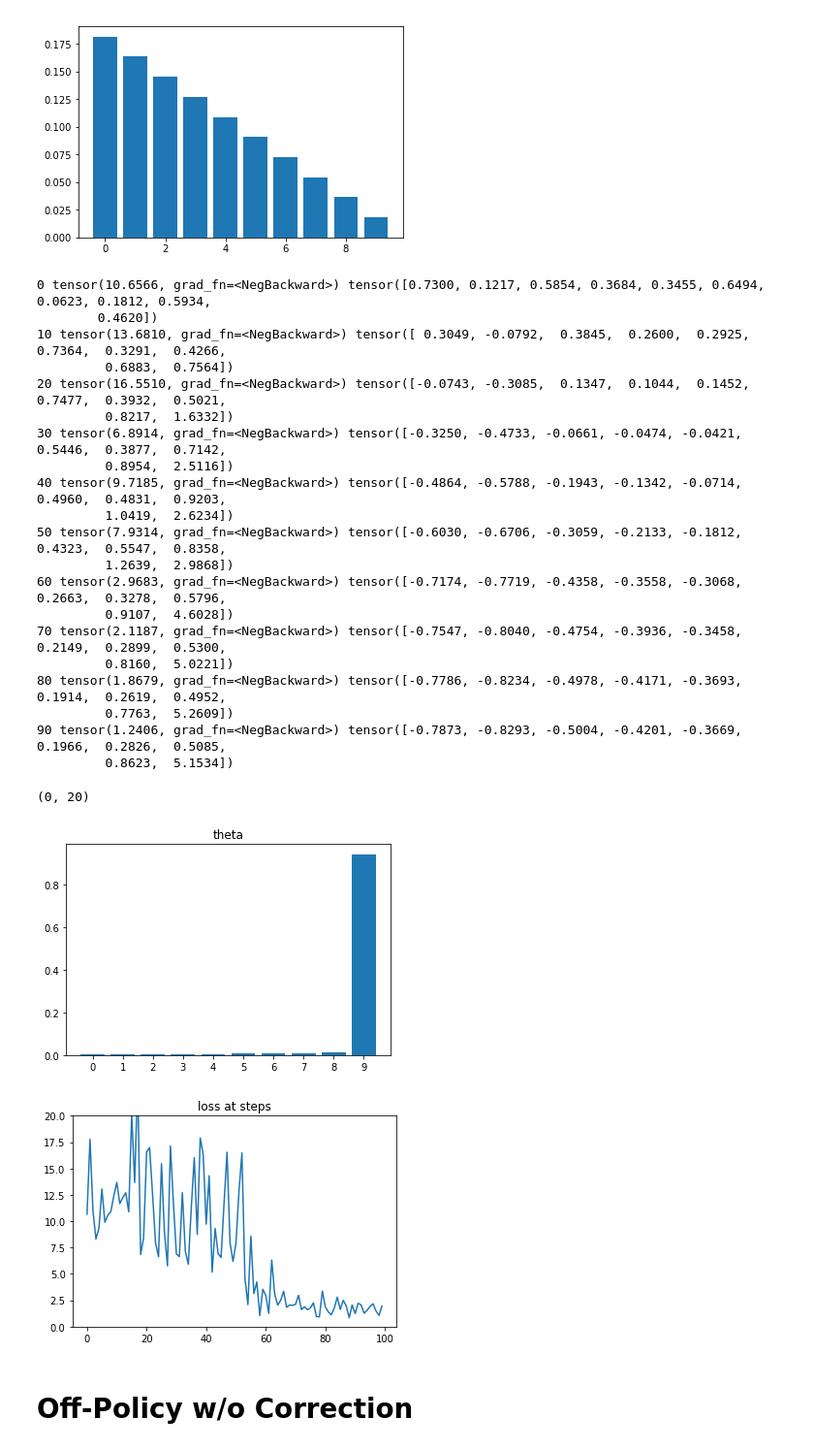
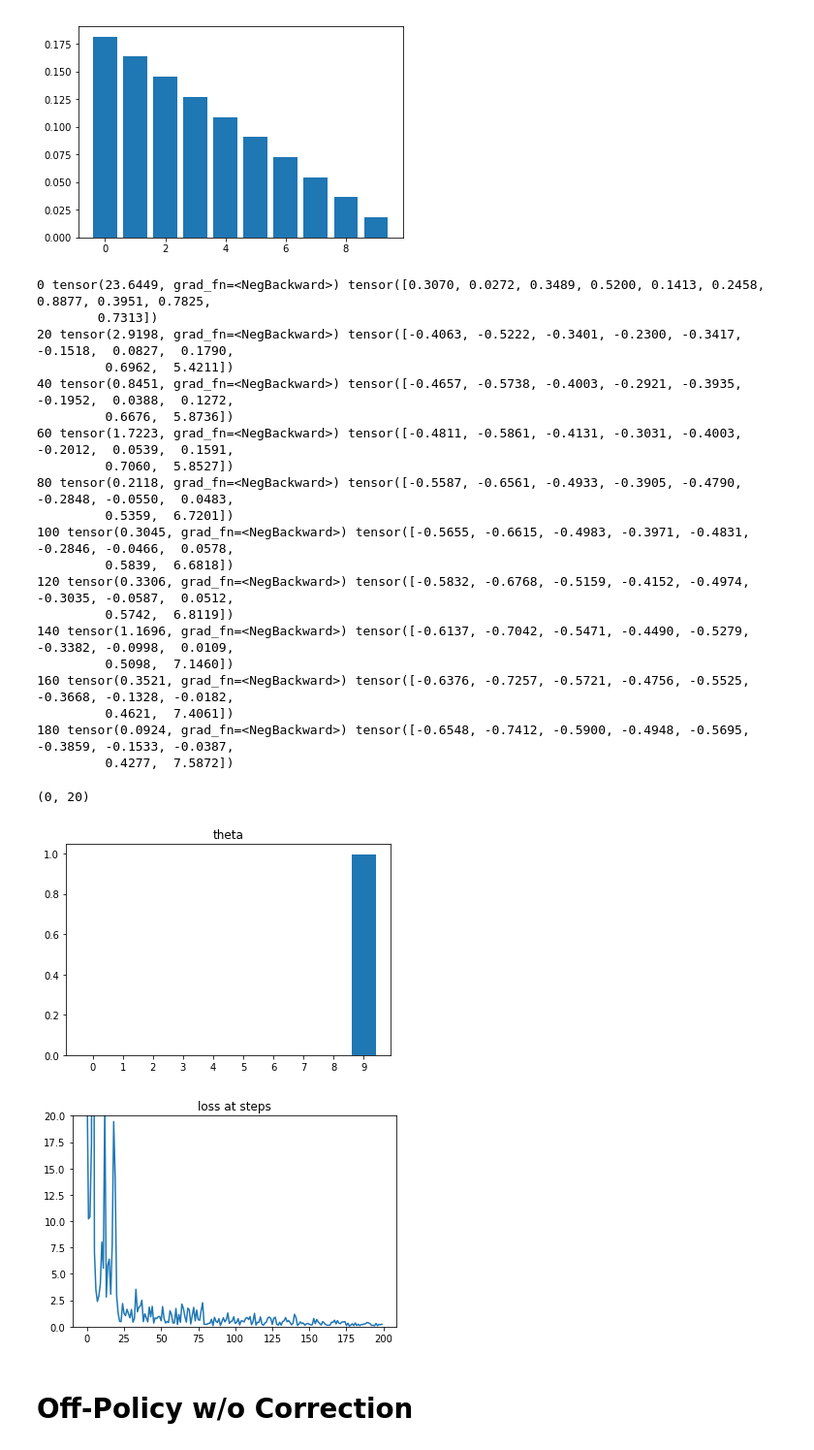
Before and after one commit to taiqing/reinforcement_learning, a Jupyter notebook: playground/off_policy_correction.ipynb, the cells around one changed output. Shown: that part at 97% size. Saved outputs shown, nothing was run; the diff lists cells and outputs as text; code cells hidden in the pictures.

```diff
--- a/playground/off_policy_correction.ipynb
+++ b/playground/off_policy_correction.ipynb
@@ -4,6 +8,7 @@ import torch
 import matplotlib.pyplot as plt
 # %%
 n_actions = 10
-action_rewards = np.array(range(1, n_actions + 1))
+action_rewards = np.exp(np.arange(n_actions)/3)
+print(action_rewards)
 plt.plot(action_rewards)
 # %% [output]
@@ -23,59 +30,59 @@ tensor([0.1818, 0.1636, 0.1455, 0.1273, 0.1091, 0.0909, 0.0727, 0.0545, 0.0364,
 # %%
 theta = torch.rand(n_actions, dtype=torch.float, requires_grad=True)
 
-steps = 100
-batch_size = 50
+steps = 200
+batch_size = 20
 lr = 1e-1
 loss_steps = []
 for t in range(steps):
     actions = np.random.choice(n_actions, size=batch_size, p=beta_policy.numpy())
     rewards = torch.as_tensor(action_rewards[actions], dtype=torch.float)
     tgt_policy = torch.softmax(input=theta, dim=0)
     weight = tgt_policy.detach()[actions] / beta_policy[actions]
     weight = weight.clamp_max(1e3)
     loss = -torch.mean(weight * rewards * torch.log(tgt_policy[actions]))
     loss_steps.append(loss.item())
     if t % (steps // 10) == 0:
         print(t, loss, theta.data)
     loss.backward()
     with torch.no_grad():
         theta -= lr * theta.grad
         theta.grad.zero_()
 
 fig = plt.figure(0)
 ax = fig.add_subplot(111)
 ax.bar(range(n_actions), tgt_policy.data.numpy())
 ax.set_xticks(range(n_actions));
 ax.set_title('theta')
 fig = plt.figure(1)
 ax = fig.add_subplot(111)
 ax.plot(range(len(loss_steps)), loss_steps)
 ax.set_title('loss at steps')
 ax.set_ylim(0, 20)
 # %% [output]
-0 tensor(10.6566, grad_fn=<NegBackward>) tensor([0.7300, 0.1217, 0.5854, 0.3684, 0.3455, 0.6494, 0.0623, 0.1812, 0.5934,
-        0.4620])
-10 tensor(13.6810, grad_fn=<NegBackward>) tensor([ 0.3049, -0.0792,  0.3845,  0.2600,  0.2925,  0.7364,  0.3291,  0.4266,
-         0.6883,  0.7564])
-20 tensor(16.5510, grad_fn=<NegBackward>) tensor([-0.0743, -0.3085,  0.1347,  0.1044,  0.1452,  0.7477,  0.3932,  0.5021,
-         0.8217,  1.6332])
-30 tensor(6.8914, grad_fn=<NegBackward>) tensor([-0.3250, -0.4733, -0.0661, -0.0474, -0.0421,  0.5446,  0.3877,  0.7142,
-         0.8954,  2.5116])
-40 tensor(9.7185, grad_fn=<NegBackward>) tensor([-0.4864, -0.5788, -0.1943, -0.1342, -0.0714,  0.4960,  0.4831,  0.9203,
-         1.0419,  2.6234])
-50 tensor(7.9314, grad_fn=<NegBackward>) tensor([-0.6030, -0.6706, -0.3059, -0.2133, -0.1812,  0.4323,  0.5547,  0.8358,
-         1.2639,  2.9868])
-60 tensor(2.9683, grad_fn=<NegBackward>) tensor([-0.7174, -0.7719, -0.4358, -0.3558, -0.3068,  0.2663,  0.3278,  0.5796,
-         0.9107,  4.6028])
-70 tensor(2.1187, grad_fn=<NegBackward>) tensor([-0.7547, -0.8040, -0.4754, -0.3936, -0.3458,  0.2149,  0.2899,  0.5300,
-         0.8160,  5.0221])
-80 tensor(1.8679, grad_fn=<NegBackward>) tensor([-0.7786, -0.8234, -0.4978, -0.4171, -0.3693,  0.1914,  0.2619,  0.4952,
-         0.7763,  5.2609])
-90 tensor(1.2406, grad_fn=<NegBackward>) tensor([-0.7873, -0.8293, -0.5004, -0.4201, -0.3669,  0.1966,  0.2826,  0.5085,
-         0.8623,  5.1534])
+0 tensor(23.6449, grad_fn=<NegBackward>) tensor([0.3070, 0.0272, 0.3489, 0.5200, 0.1413, 0.2458, 0.8877, 0.3951, 0.7825,
+        0.7313])
+20 tensor(2.9198, grad_fn=<NegBackward>) tensor([-0.4063, -0.5222, -0.3401, -0.2300, -0.3417, -0.1518,  0.0827,  0.1790,
+         0.6962,  5.4211])
+40 tensor(0.8451, grad_fn=<NegBackward>) tensor([-0.4657, -0.5738, -0.4003, -0.2921, -0.3935, -0.1952,  0.0388,  0.1272,
+         0.6676,  5.8736])
+60 tensor(1.7223, grad_fn=<NegBackward>) tensor([-0.4811, -0.5861, -0.4131, -0.3031, -0.4003, -0.2012,  0.0539,  0.1591,
+         0.7060,  5.8527])
+80 tensor(0.2118, grad_fn=<NegBackward>) tensor([-0.5587, -0.6561, -0.4933, -0.3905, -0.4790, -0.2848, -0.0550,  0.0483,
+         0.5359,  6.7201])
+100 tensor(0.3045, grad_fn=<NegBackward>) tensor([-0.5655, -0.6615, -0.4983, -0.3971, -0.4831, -0.2846, -0.0466,  0.0578,
+         0.5839,  6.6818])
+120 tensor(0.3306, grad_fn=<NegBackward>) tensor([-0.5832, -0.6768, -0.5159, -0.4152, -0.4974, -0.3035, -0.0587,  0.0512,
+         0.5742,  6.8119])
+140 tensor(1.1696, grad_fn=<NegBackward>) tensor([-0.6137, -0.7042, -0.5471, -0.4490, -0.5279, -0.3382, -0.0998,  0.0109,
+         0.5098,  7.1460])
+160 tensor(0.3521, grad_fn=<NegBackward>) tensor([-0.6376, -0.7257, -0.5721, -0.4756, -0.5525, -0.3668, -0.1328, -0.0182,
+         0.4621,  7.4061])
+180 tensor(0.0924, grad_fn=<NegBackward>) tensor([-0.6548, -0.7412, -0.5900, -0.4948, -0.5695, -0.3859, -0.1533, -0.0387,
+         0.4277,  7.5872])
 (0, 20)
-[figure, old version]
+[figure, new version]
-[figure, old version]
+[figure, new version]
 # %% [markdown]
 # Off-Policy w/o Correction
 # %%
```
Also changed, not shown: parts of 6 cells of this notebook.
